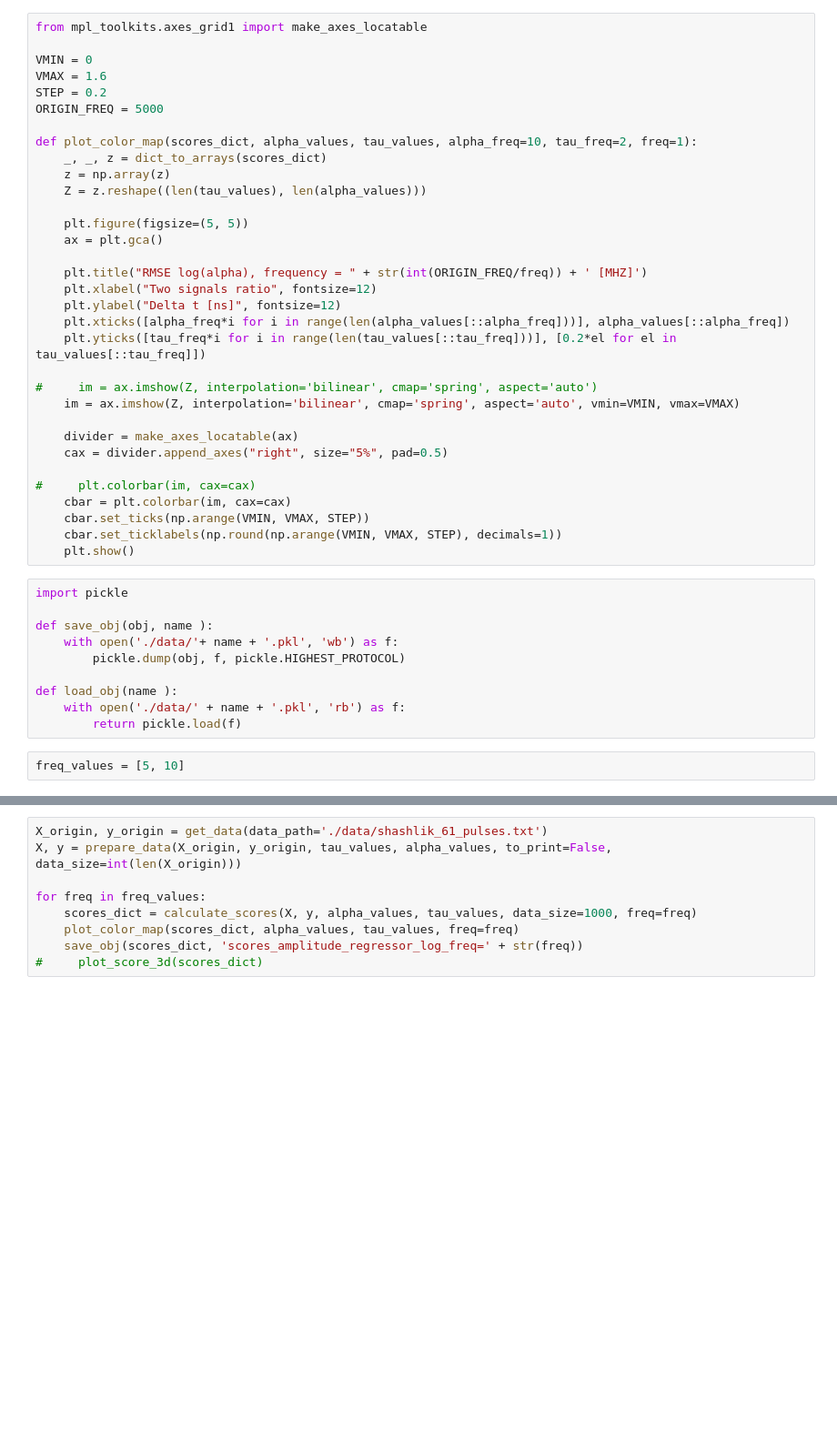
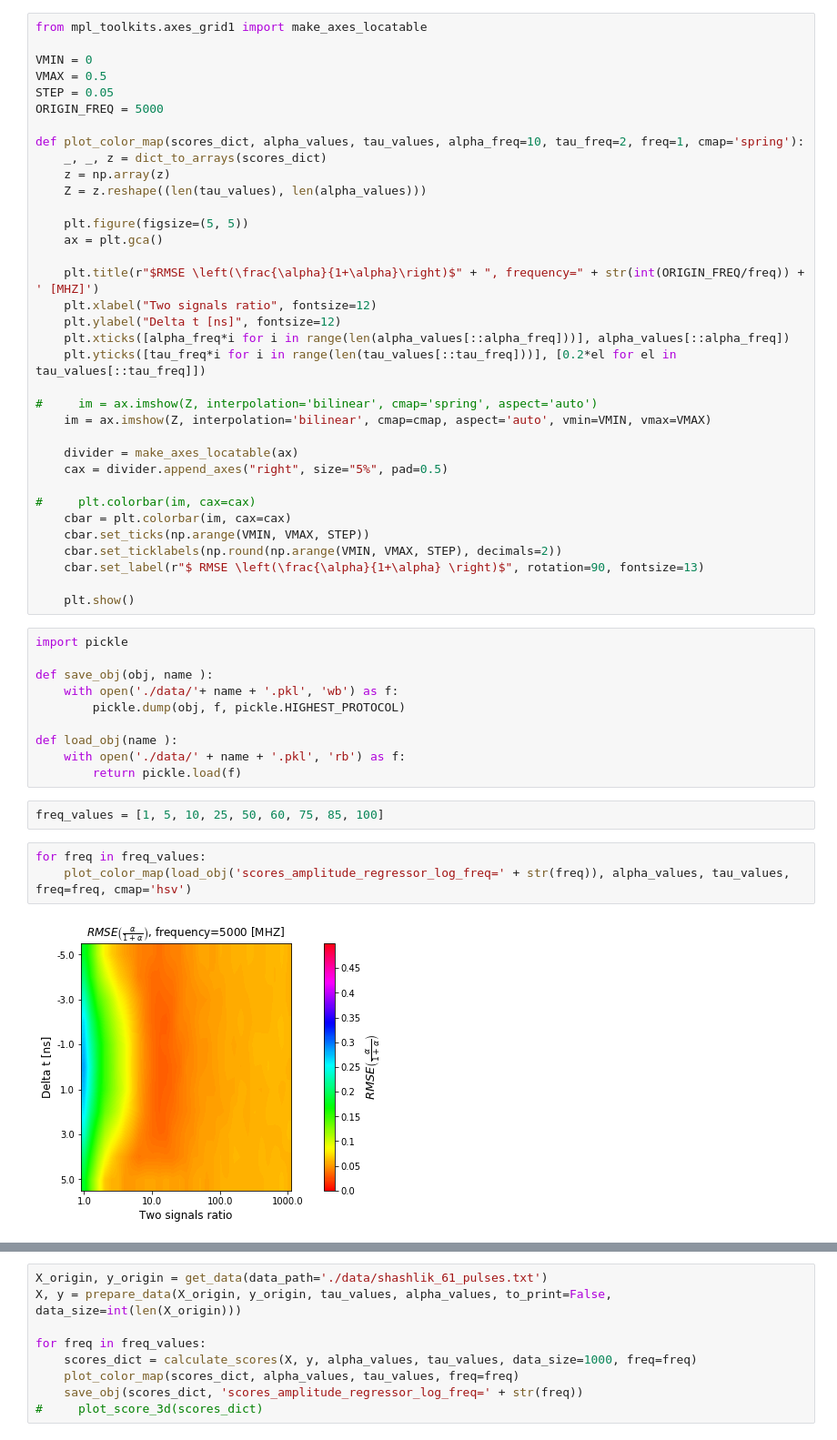
Before and after one commit to whiteRa2bit/cern_summer_project, a Jupyter notebook: problem2/amplitude_regressor_log.ipynb, the cells around one changed output, grey strips where cells are left out. Shown at 91% size. Saved outputs shown, nothing was run; the diff lists cells and outputs as text; blank space fills up the shorter version.

Commit message:
recalculate scores

```diff
--- a/problem2/amplitude_regressor_log.ipynb
+++ b/problem2/amplitude_regressor_log.ipynb
@@ -250,11 +235,11 @@ def plot_score_3d(scores_dict):
 from mpl_toolkits.axes_grid1 import make_axes_locatable
 
 VMIN = 0
-VMAX = 1.6
-STEP = 0.2
+VMAX = 0.5
+STEP = 0.05
 ORIGIN_FREQ = 5000
 
-def plot_color_map(scores_dict, alpha_values, tau_values, alpha_freq=10, tau_freq=2, freq=1):
+def plot_color_map(scores_dict, alpha_values, tau_values, alpha_freq=10, tau_freq=2, freq=1, cmap='spring'):
     _, _, z = dict_to_arrays(scores_dict)
     z = np.array(z)
     Z = z.reshape((len(tau_values), len(alpha_values)))
@@ -262,14 +247,14 @@ def plot_color_map(scores_dict, alpha_values, tau_values, alpha_freq=10, tau_fre
     plt.figure(figsize=(5, 5))
     ax = plt.gca()
 
-    plt.title("RMSE log(alpha), frequency = " + str(int(ORIGIN_FREQ/freq)) + ' [MHZ]')
+    plt.title(r"$RMSE \left(\frac{\alpha}{1+\alpha}\right)$" + ", frequency=" + str(int(ORIGIN_FREQ/freq)) + ' [MHZ]')
     plt.xlabel("Two signals ratio", fontsize=12)
     plt.ylabel("Delta t [ns]", fontsize=12)
     plt.xticks([alpha_freq*i for i in range(len(alpha_values[::alpha_freq]))], alpha_values[::alpha_freq])
     plt.yticks([tau_freq*i for i in range(len(tau_values[::tau_freq]))], [0.2*el for el in tau_values[::tau_freq]])
 
 #     im = ax.imshow(Z, interpolation='bilinear', cmap='spring', aspect='auto')
-    im = ax.imshow(Z, interpolation='bilinear', cmap='spring', aspect='auto', vmin=VMIN, vmax=VMAX)
+    im = ax.imshow(Z, interpolation='bilinear', cmap=cmap, aspect='auto', vmin=VMIN, vmax=VMAX)
 
     divider = make_axes_locatable(ax)
     cax = divider.append_axes("right", size="5%", pad=0.5)
@@ -277,7 +262,9 @@ def plot_color_map(scores_dict, alpha_values, tau_values, alpha_freq=10, tau_fre
 #     plt.colorbar(im, cax=cax)
     cbar = plt.colorbar(im, cax=cax)
     cbar.set_ticks(np.arange(VMIN, VMAX, STEP))
-    cbar.set_ticklabels(np.round(np.arange(VMIN, VMAX, STEP), decimals=1))
+    cbar.set_ticklabels(np.round(np.arange(VMIN, VMAX, STEP), decimals=2))
+    cbar.set_label(r"$ RMSE \left(\frac{\alpha}{1+\alpha} \right)$", rotation=90, fontsize=13)
+
     plt.show()
 # %%
 import pickle
@@ -290,4 +277,9 @@ def load_obj(name ):
     with open('./data/' + name + '.pkl', 'rb') as f:
         return pickle.load(f)
 # %%
-freq_values = [5, 10]
+freq_values = [1, 5, 10, 25, 50, 60, 75, 85, 100]
+# %%
+for freq in freq_values:
+    plot_color_map(load_obj('scores_amplitude_regressor_log_freq=' + str(freq)), alpha_values, tau_values, freq=freq, cmap='hsv')
+# %% [output]
+[figure, added]
```
Also changed, not shown: parts of 5 cells of this notebook, 13 other files.
